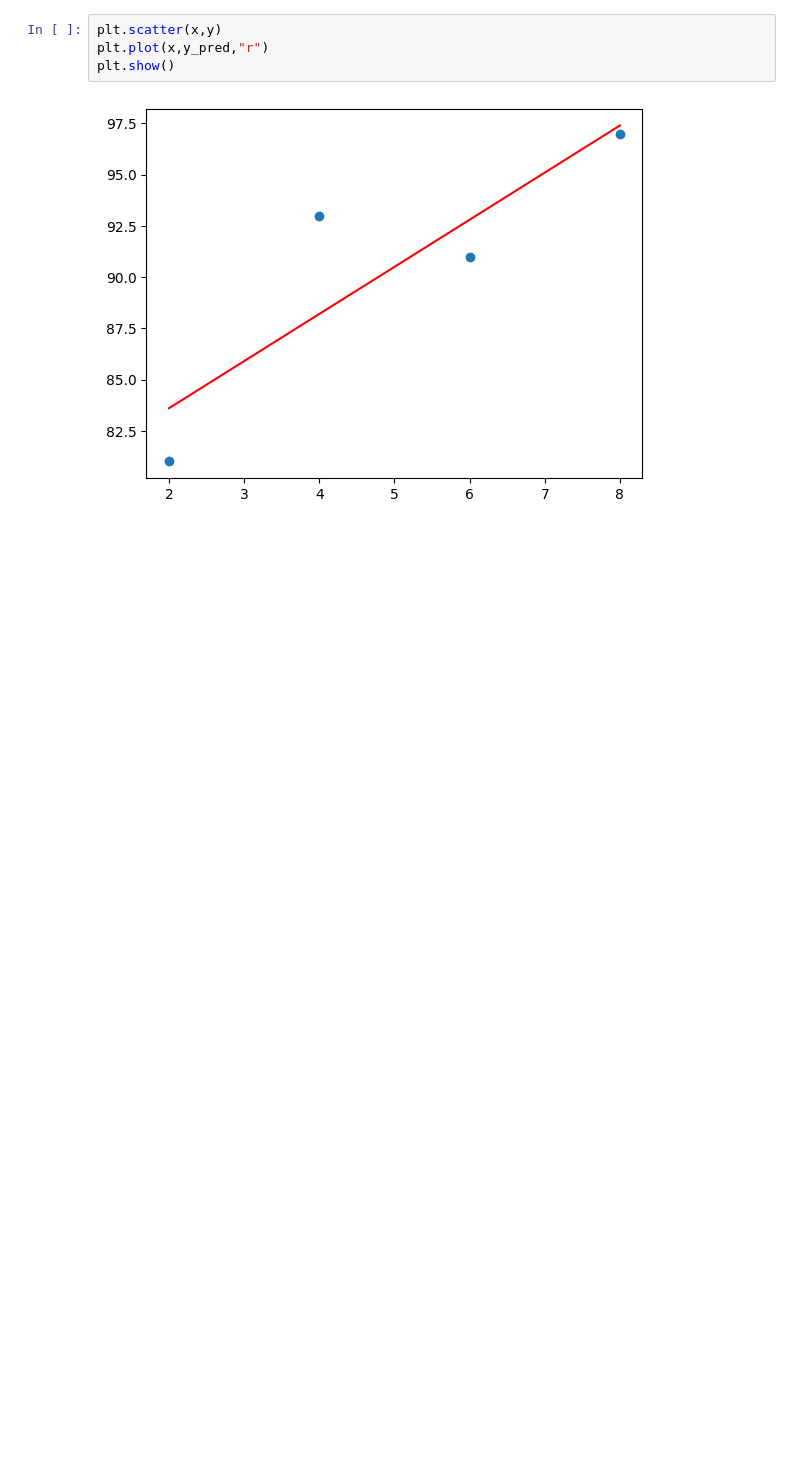
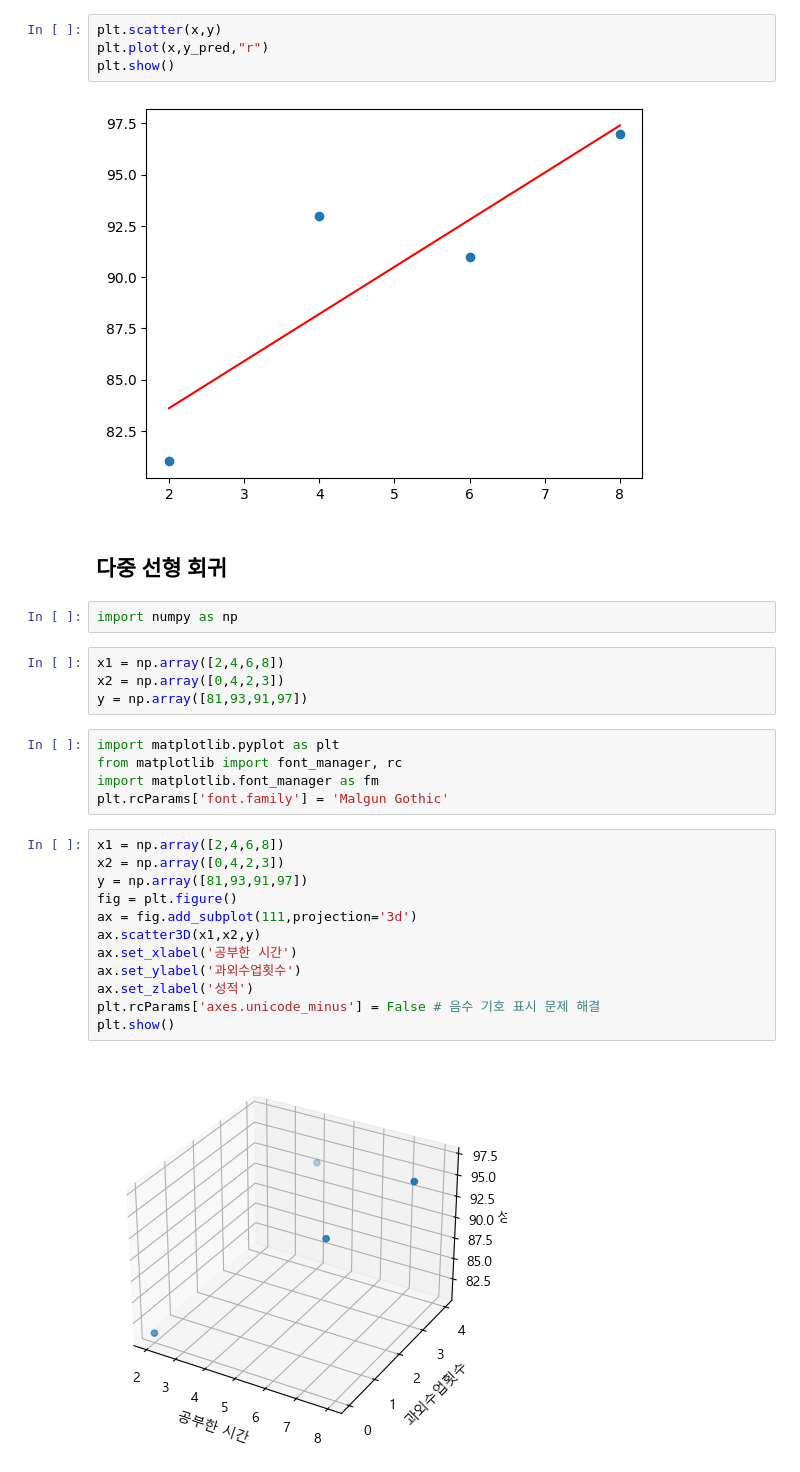
Before and after one commit to k-yena/math, a Jupyter notebook: 예측모델기본원리.ipynb, the cells around one changed output. Cells and saved outputs as stored; diff of their text form; blank space fills up the shorter version.

```diff
--- a/예측모델기본원리.ipynb
+++ b/예측모델기본원리.ipynb
@@ -167,3 +167,30 @@ plt.plot(x,y_pred,"r")
 plt.show()
 # %% [output]
 [figure]
+# %% [markdown]
+## 다중 선형 회귀
+# %%
+import numpy as np
+# %%
+x1 = np.array([2,4,6,8])
+x2 = np.array([0,4,2,3])
+y = np.array([81,93,91,97])
+# %%
+import matplotlib.pyplot as plt
+from matplotlib import font_manager, rc
+import matplotlib.font_manager as fm
+plt.rcParams['font.family'] = 'Malgun Gothic'
+# %%
+x1 = np.array([2,4,6,8])
+x2 = np.array([0,4,2,3])
+y = np.array([81,93,91,97])
+fig = plt.figure()
+ax = fig.add_subplot(111,projection='3d')
+ax.scatter3D(x1,x2,y)
+ax.set_xlabel('공부한 시간')
+ax.set_ylabel('과외수업횟수')
+ax.set_zlabel('성적')
+plt.rcParams['axes.unicode_minus'] = False # 음수 기호 표시 문제 해결
+plt.show()
+# %% [output]
+[figure, added]
```
Also changed, not shown: parts of 21 cells of this notebook, 2 other files.
